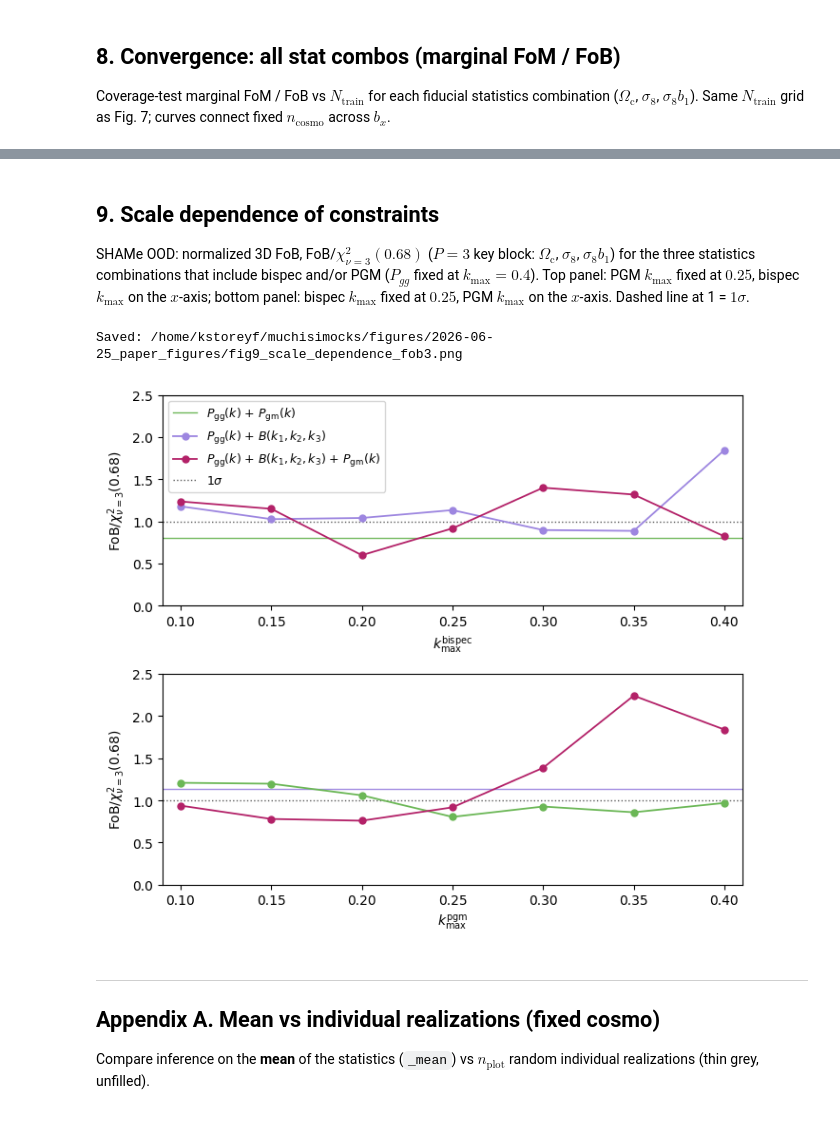
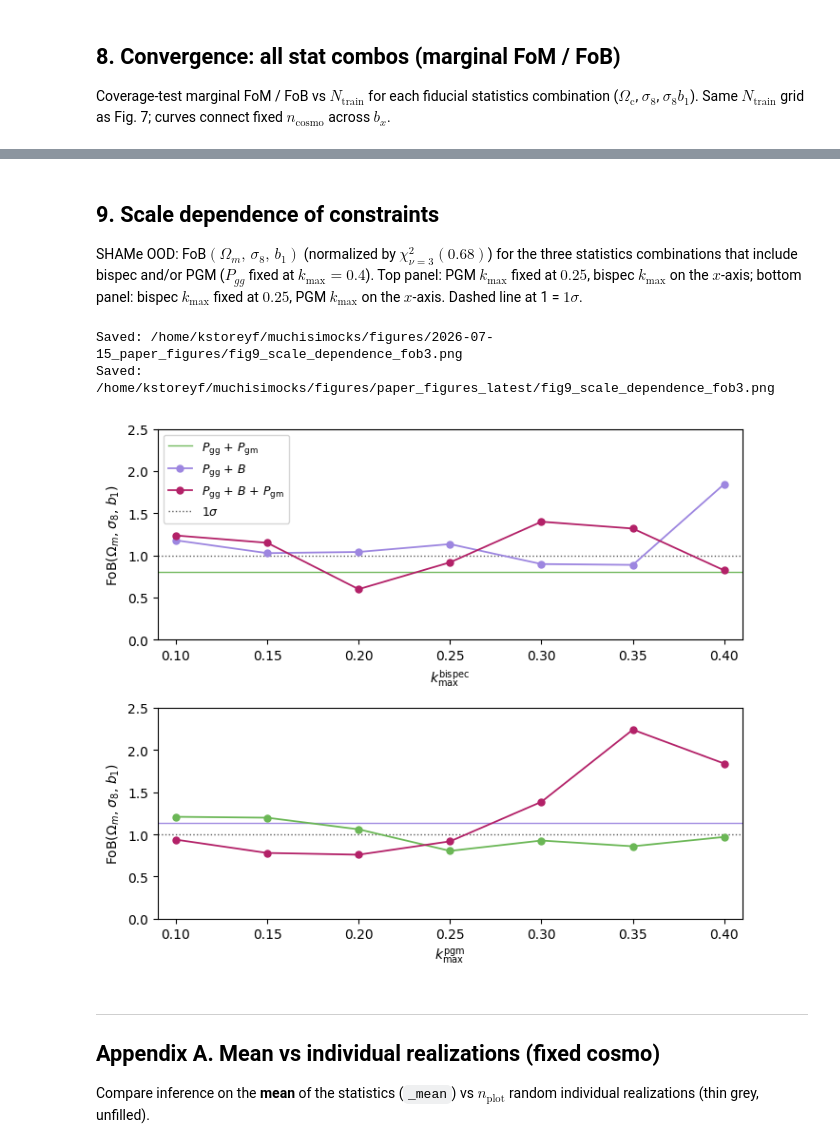
Before and after one commit to kstoreyf/muchisimocks, a Jupyter notebook: notebooks/2026-06-11_paper_figures.ipynb, the cells around one changed output, grey strips where cells are left out. Cells and saved outputs as stored; diff of their text form; code cells hidden in the pictures.

Commit message:
updating paper figs

```diff
--- a/notebooks/2026-06-11_paper_figures.ipynb
+++ b/notebooks/2026-06-11_paper_figures.ipynb
@@ -815,22 +719,12 @@ _CHI2_PPF_1SIG = 0.682689492137
 FOB_RIDGE = 1e-8
 NCOSMO_ALPHA_LO, NCOSMO_ALPHA_HI = 0.15, 1.0
 XLABEL_NSIMS = r"$N_\mathrm{train}$ ($= N_\mathrm{cosmo} \times N_\mathrm{bias}$)"
-STAT_LABELS_SHORT = {
-    "pk": r"$P_\mathrm{gg}$",
-    "bispec": r"$B$",
-    "pgm": r"$P_\mathrm{gm}$",
-}
-
-
-def get_stat_label_short(statistics):
-    return " + ".join(STAT_LABELS_SHORT[s] for s in statistics)
-
-
 def fob_chi2_sqrt_limit(ndims):
     return float(np.sqrt(chi2.ppf(_CHI2_PPF_1SIG, int(ndims))))
 
 
-FOB3_YLABEL = r"FoB/$\chi^2_{\nu=3}(0.68)$"
+FOB3_YLABEL = r"FoB($\Omega_m$, $\sigma_8$, $b_1$)"
+FOM3_YLABEL = r"FoM($\Omega_m$, $\sigma_8$, $b_1$)"
 
 
 def compute_fob(theta_pred_row, cov, param_names, theta_true, param_vary):
@@ -1248,12 +1150,17 @@ Saved: /home/kstoreyf/muchisimocks/figures/2026-06-25_paper_figures/fig7_converg
 Coverage-test marginal FoM / FoB vs $N_\mathrm{train}$ for each fiducial statistics combination ($\Omega_\mathrm{c}$, $\sigma_8$, $\sigma_8 b_1$). Same $N_\mathrm{train}$ grid as Fig. 7; curves connect fixed $n_\mathrm{cosmo}$ across $b_x$.
 # %%
 # Slow: same grid for all four fiducial stat combos.
+# Per-combo caches + combined; set OVERWRITE_CACHE=True to rebuild.
 frames = []
 for statistics, tag_masks, label in zip(
     STATISTICS_ARR_FID, TAGS_MASK_FID,
     [utils_plot.get_stat_label(s) for s in STATISTICS_ARR_FID],
 ):
-    df = collect_coverage_grid(statistics, tag_masks, n_cosmo_arr, bx_arr)
+    cache_name = "df_conv_" + "_".join(statistics) + (tag_masks or "_nomask")
+    df = load_or_build(
+        cache_name,
+        lambda s=statistics, m=tag_masks: collect_coverage_grid(s, m, n_cosmo_arr, bx_arr),
+    )
     if df.empty:
         print(f"No coverage grid for {label}")
         continue
@@ -1276,7 +1196,7 @@ Saved: /home/kstoreyf/muchisimocks/figures/2026-06-25_paper_figures/fig8_converg
 # %% [markdown]
 ## 9. Scale dependence of constraints
 
-SHAMe OOD: normalized 3D FoB, FoB/$\chi^2_{\nu=3}(0.68)$ ($P{=}3$ key block: $\Omega_\mathrm{c}$, $\sigma_8$, $\sigma_8 b_1$) for the three statistics combinations that include bispec and/or PGM ($P_{gg}$ fixed at $k_\mathrm{max}{=}0.4$). Top panel: PGM $k_\mathrm{max}$ fixed at $0.25$, bispec $k_\mathrm{max}$ on the $x$-axis; bottom panel: bispec $k_\mathrm{max}$ fixed at $0.25$, PGM $k_\mathrm{max}$ on the $x$-axis. Dashed line at 1 = $1\sigma$.
+SHAMe OOD: FoB$(\Omega_m,\,\sigma_8,\,b_1)$ (normalized by $\chi^2_{\nu=3}(0.68)$) for the three statistics combinations that include bispec and/or PGM ($P_{gg}$ fixed at $k_\mathrm{max}{=}0.4$). Top panel: PGM $k_\mathrm{max}$ fixed at $0.25$, bispec $k_\mathrm{max}$ on the $x$-axis; bottom panel: bispec $k_\mathrm{max}$ fixed at $0.25$, PGM $k_\mathrm{max}$ on the $x$-axis. Dashed line at 1 = $1\sigma$.
 # %%
 TAGS_KMAX_KPGM = ["_kpgm0.1", "_kpgm0.15", "_kpgm0.2", "_kpgm0.25", "_kpgm0.3", "_kpgm0.35", ""]
 TAGS_KMAX_KB = ["_kb0.1", "_kb0.15", "_kb0.2", "_kb0.25", "_kb0.3", "_kb0.35", ""]
@@ -1449,7 +1369,7 @@ def plot_scale_fob3_shame(*, save_name=None):
 
     for ax, sweep_fn, xlabel, panel_title, bispec_sweep in panel_specs:
         for statistics_row, color in STAT_COMBOS_SCALE:
-            label = utils_plot.get_stat_label(statistics_row)
+            label = get_stat_label_short(statistics_row)
             const_val = _constant_fob3_on_sweep(statistics_row, bispec_sweep=bispec_sweep)
             if const_val is not None:
                 ax.axhline(
@@ -1465,36 +1385,37 @@ def plot_scale_fob3_shame(*, save_name=None):
             xs, ys = sweep_fn(statistics_row)
             if xs.size == 0:
                 print(f"skip {panel_title}: no chains for {label}")
                 continue
             order = np.argsort(xs)
             xs, ys = xs[order], ys[order] / ref3
             ax.plot(xs, ys, "o-", color=color, lw=1.3, ms=5, label=label)
         ax.set_xlabel(xlabel)
 
     for i, ax in enumerate(axes):
         ax.axhline(
             1.0,
             color="0.35",
             ls=":",
             lw=1,
             zorder=0,
             label=r"$1\sigma$" if i == 0 else None,
         )
         ax.set_xlim(0.09, 0.41)
     axes[0].set_ylabel(FOB3_YLABEL)
     axes[1].set_ylabel(FOB3_YLABEL)
     axes[0].set_ylim(0.0, 2.5)
-    axes[0].legend(fontsize=9, loc="best")
+    axes[0].legend(fontsize=9, loc="best", labelcolor="black")
     fig.tight_layout()
     if save_name is not None:
         save_figure(fig, save_name)
     plt.show()
 
 
 plot_scale_fob3_shame(save_name="fig9_scale_dependence_fob3")
 # %% [output]
-Saved: /home/kstoreyf/muchisimocks/figures/2026-06-25_paper_figures/fig9_scale_dependence_fob3.png
+Saved: /home/kstoreyf/muchisimocks/figures/2026-07-15_paper_figures/fig9_scale_dependence_fob3.png
+Saved: /home/kstoreyf/muchisimocks/figures/paper_figures_latest/fig9_scale_dependence_fob3.png
-[figure, old version]
+[figure, new version]
 # %% [markdown]
 ---
 
```
Also changed, not shown: parts of 30 cells of this notebook, 1 other file.
